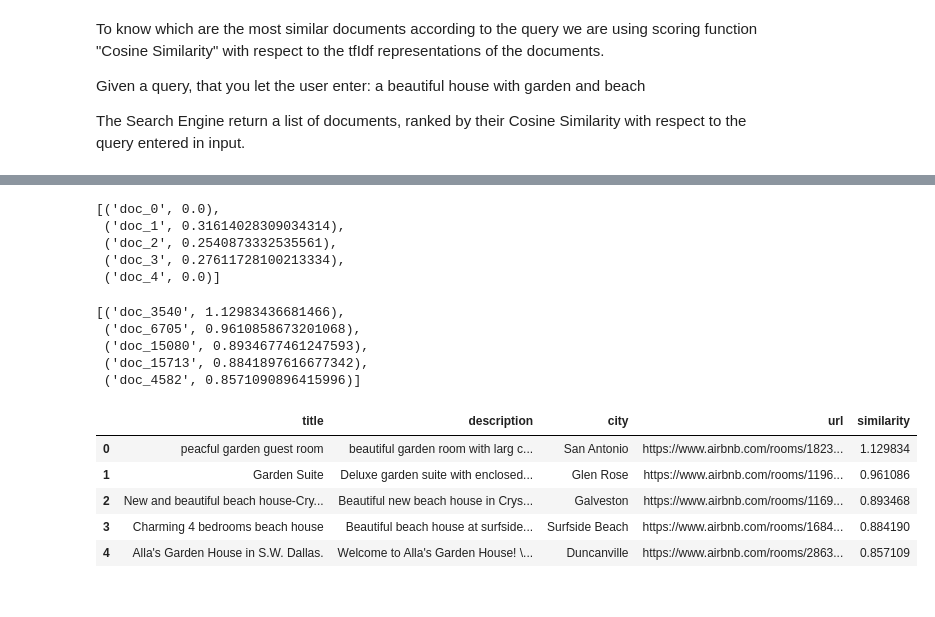
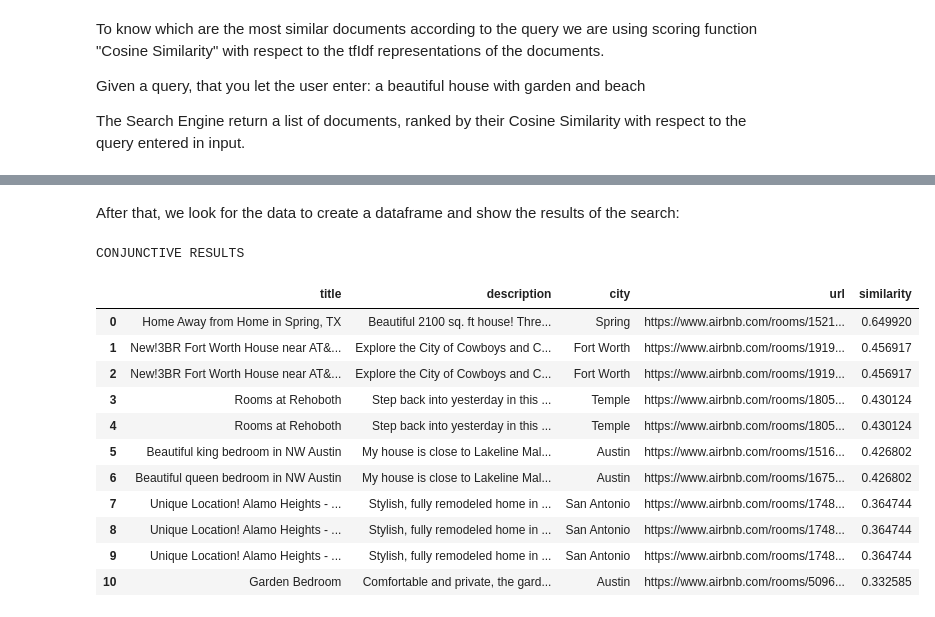
Before and after one commit to sanxlop/ADM-HW3-28, a Jupyter notebook: Homework_3.ipynb, the cells around one changed output, grey strips where cells are left out. Drawn from its saved outputs; the diff is of its cells as text; code cells hidden in the pictures.

Commit message:
3.2.2 cosine similarity done

```diff
--- a/Homework_3.ipynb
+++ b/Homework_3.ipynb
@@ -143,6 +143,6 @@ invertedIndex = json.load(open("inverted_index.txt"))
 # %% [markdown]
 Given a query: *a beautiful house with garden and beach*
 # %%
-query = 'a beautiful house with bedrooms and garden'
+query = 'a beautiful house with garden and bedroom'
 # %% [markdown]
 We search the documents that contain the query through our invertedIndex
@@ -260,0 +259,2 @@ queryCos = "a beautiful house with garden and beach"
+# %%
+queryCos = "beautiful house garden"
@@ -260,0 +263,2 @@ queryCos = "a beautiful house with garden and beach"
+# %%
+conjunctiveDocId = library.getListOfConjunctiveDocIds(invertedIndex, queryCos)
@@ -261,12 +272,14 @@ queryCos = "a beautiful house with garden and beach"
 # %%
 cosSimResults = []
-for i in range(0, nRowsOrFiles):
-    cosSimResults.append(library.cosineSimilarity(queryCos, "doc_"+str(i), invertedIndexScored))
+
+if(len(conjunctiveDocId) != 0):
+    #CONJUNCTIVE SEARCH
+    for doc_id in conjunctiveDocId:
+        cosSimResults.append(library.cosineSimilarity(queryCos, doc_id, invertedIndexScored))
+else:
+    #NOT CONJUNCTIVE SEARCH (takes more time)
+    for i in range(0, nRowsOrFiles):
+        cosSimResults.append(library.cosineSimilarity(queryCos, "doc_"+str(i), invertedIndexScored))
+
+# Order the data by cosine similarity
+sortedCosSim = sorted(cosSimResults, key=lambda kv: -kv[1])
-# %%
-cosSimResults[0:5]
-# %% [output]
-[('doc_0', 0.0),
- ('doc_1', 0.31614028309034314),
- ('doc_2', 0.2540873332535561),
- ('doc_3', 0.27611728100213334),
- ('doc_4', 0.0)]
@@ -276,34 +286,42 @@ sortedCosSim = sorted(cosSimResults, key=lambda kv: -kv[1])
-# %%
-sortedCosSim[0:5]
-# %% [output]
-[('doc_3540', 1.12983436681466),
- ('doc_6705', 0.9610858673201068),
- ('doc_15080', 0.8934677461247593),
- ('doc_15713', 0.8841897616677342),
- ('doc_4582', 0.8571090896415996)]
+# %% [markdown]
+After that, we look for the data to create a dataframe and show the results of the search:
 # %%
 # List of pandas df
 dfs_cos = []
-# Loop through all the sorted resulst and see if the number of coincidences is equal to the number of words of the query
+# Loop through all the sorted results and add similarity and conjunctive_match info to a df
 for i in range(0, len(sortedCosSim)):
-    if sortedCosSim[i][1] > 0.5:
+    if sortedCosSim[i][1] > 0:
         doc_test = pd.read_csv('documents/'+sortedCosSim[i][0]+'.tsv', sep='\t', encoding='utf-8', usecols=['title', 'description', 'city', 'url'])
         doc_test["similarity"] = sortedCosSim[i][1]
         dfs_cos.append(doc_test)
 
+# Print if they are conjunctive results or not
+if(len(conjunctiveDocId) != 0):
+    print(BOLD + "CONJUNCTIVE RESULTS" + END)
+elif(len(conjunctiveDocId) != 0):
+    print(BOLD + "NOT CONJUNCTIVE RESULTS" + END)
+
+# Concat all dataframes into one to show the results
 if(len(dfs_cos) != 0):
     # Concatenate all data into one DataFrame
     big_frame = pd.concat(dfs_cos, ignore_index=True)
     # Reorder columns
-    df_cos = big_frame.loc[:, ['title', 'description', 'city', 'url', 'similarity']]
+    df = big_frame.loc[:, ['title', 'description', 'city', 'url', 'similarity']]
     # Display dataframe result of the query
-    display(df_cos[0:5])
+    display(df)
 else:
-    print("No conjuctive results found")
+    print("NO RESULTS")
 # %% [output]
+CONJUNCTIVE RESULTS
 |  | title | description | city | url | similarity |
-| 0 | peacful garden guest room | beautiful garden room with larg c... | San Antonio | https://www.airbnb.com/rooms/1823... | 1.129834 |
-| 1 | Garden Suite | Deluxe garden suite with enclosed... | Glen Rose | https://www.airbnb.com/rooms/1196... | 0.961086 |
-| 2 | New and beautiful beach house-Cry... | Beautiful new beach house in Crys... | Galveston | https://www.airbnb.com/rooms/1169... | 0.893468 |
-| 3 | Charming 4 bedrooms beach house | Beautiful beach house at surfside... | Surfside Beach | https://www.airbnb.com/rooms/1684... | 0.884190 |
-| 4 | Alla's Garden House in S.W. Dallas. | Welcome to Alla's Garden House! \... | Duncanville | https://www.airbnb.com/rooms/2863... | 0.857109 |
+| 0 | Home Away from Home in Spring, TX | Beautiful 2100 sq. ft house! Thre... | Spring | https://www.airbnb.com/rooms/1521... | 0.649920 |
+| 1 | New!3BR Fort Worth House near AT&... | Explore the City of Cowboys and C... | Fort Worth | https://www.airbnb.com/rooms/1919... | 0.456917 |
+| 2 | New!3BR Fort Worth House near AT&... | Explore the City of Cowboys and C... | Fort Worth | https://www.airbnb.com/rooms/1919... | 0.456917 |
+| 3 | Rooms at Rehoboth | Step back into yesterday in this ... | Temple | https://www.airbnb.com/rooms/1805... | 0.430124 |
+| 4 | Rooms at Rehoboth | Step back into yesterday in this ... | Temple | https://www.airbnb.com/rooms/1805... | 0.430124 |
+| 5 | Beautiful king bedroom in NW Austin | My house is close to Lakeline Mal... | Austin | https://www.airbnb.com/rooms/1516... | 0.426802 |
+| 6 | Beautiful queen bedroom in NW Austin | My house is close to Lakeline Mal... | Austin | https://www.airbnb.com/rooms/1675... | 0.426802 |
+| 7 | Unique Location! Alamo Heights - ... | Stylish, fully remodeled home in ... | San Antonio | https://www.airbnb.com/rooms/1748... | 0.364744 |
+| 8 | Unique Location! Alamo Heights - ... | Stylish, fully remodeled home in ... | San Antonio | https://www.airbnb.com/rooms/1748... | 0.364744 |
+| 9 | Unique Location! Alamo Heights - ... | Stylish, fully remodeled home in ... | San Antonio | https://www.airbnb.com/rooms/1748... | 0.364744 |
+| 10 | Garden Bedroom | Comfortable and private, the gard... | Austin | https://www.airbnb.com/rooms/5096... | 0.332585 |
```
Also changed, not shown: parts of 13 cells of this notebook, 1 other file.
